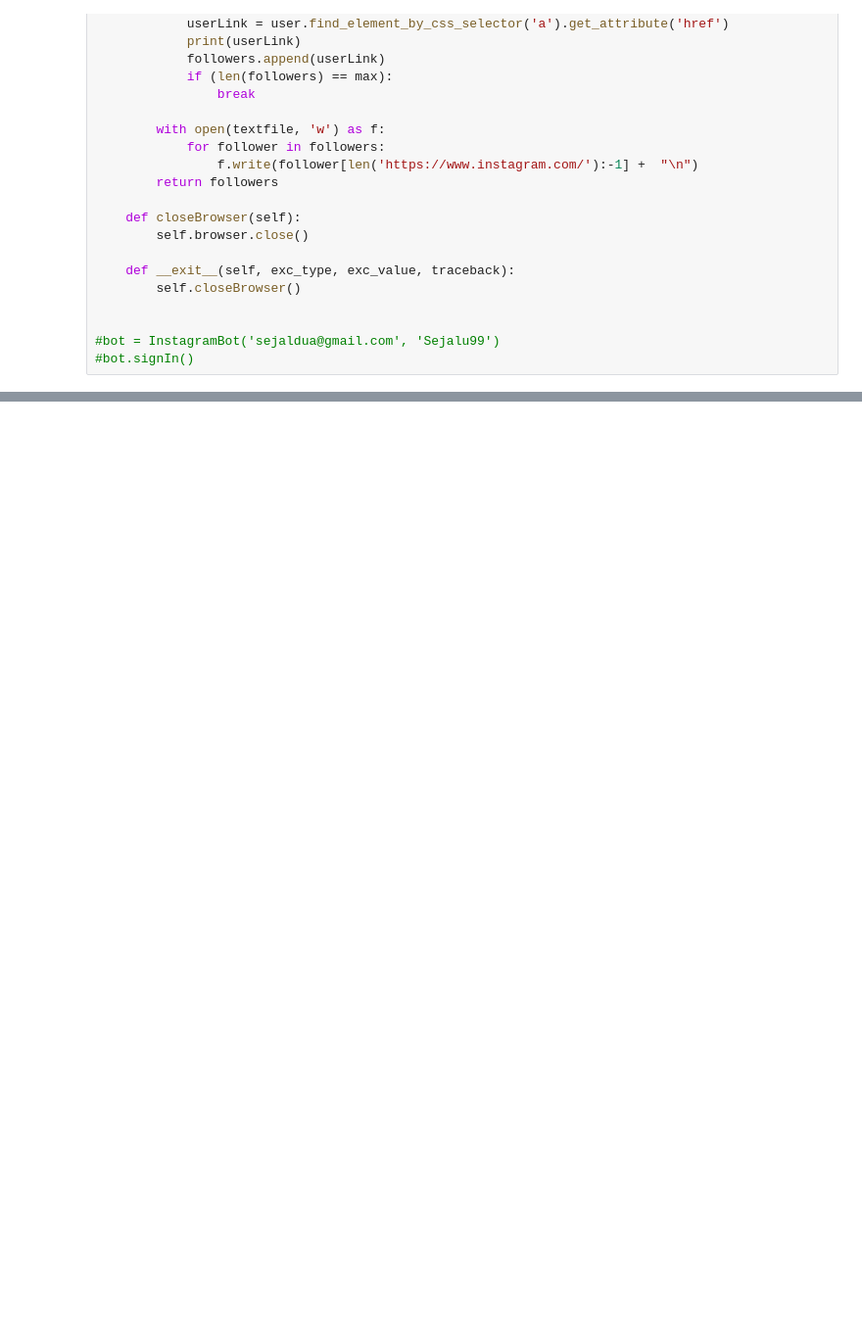
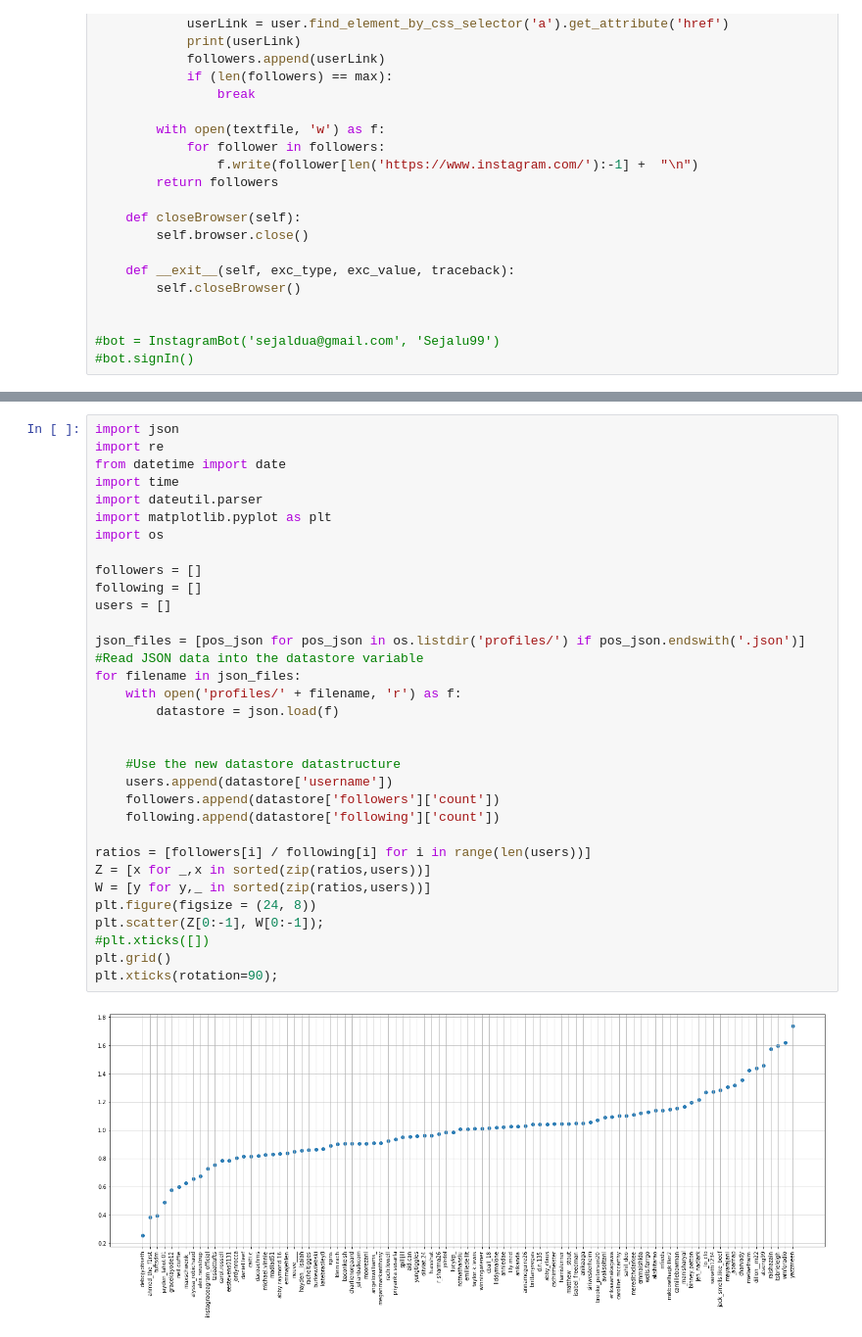
Before and after one commit to sejaldua/instagram-profilecrawl, a Jupyter notebook: scrape-insta.ipynb, the cells around one changed output, grey strips where cells are left out. Shown: that part at 98% size. Saved outputs shown, nothing was run; the diff lists cells and outputs as text; blank space fills up the shorter version.

```diff
--- a/scrape-insta.ipynb
+++ b/scrape-insta.ipynb
@@ -100,0 +130,35 @@ https://www.instagram.com/saboolahoti/
+# %%
+import json
+import re
+from datetime import date
+import time
+import dateutil.parser
+import matplotlib.pyplot as plt
+import os
+
+followers = []
+following = []
+users = []
+
+json_files = [pos_json for pos_json in os.listdir('profiles/') if pos_json.endswith('.json')]
+#Read JSON data into the datastore variable
+for filename in json_files:
+    with open('profiles/' + filename, 'r') as f:
+        datastore = json.load(f)
+
+
+    #Use the new datastore datastructure
+    users.append(datastore['username'])
+    followers.append(datastore['followers']['count'])
+    following.append(datastore['following']['count'])
+
+ratios = [followers[i] / following[i] for i in range(len(users))]
+Z = [x for _,x in sorted(zip(ratios,users))]
+W = [y for y,_ in sorted(zip(ratios,users))]
+plt.figure(figsize = (24, 8))
+plt.scatter(Z[0:-1], W[0:-1]);
+#plt.xticks([])
+plt.grid()
+plt.xticks(rotation=90);
+# %% [output]
+[figure, added]
```
Also changed, not shown: parts of 3 cells of this notebook, 4 other files.
